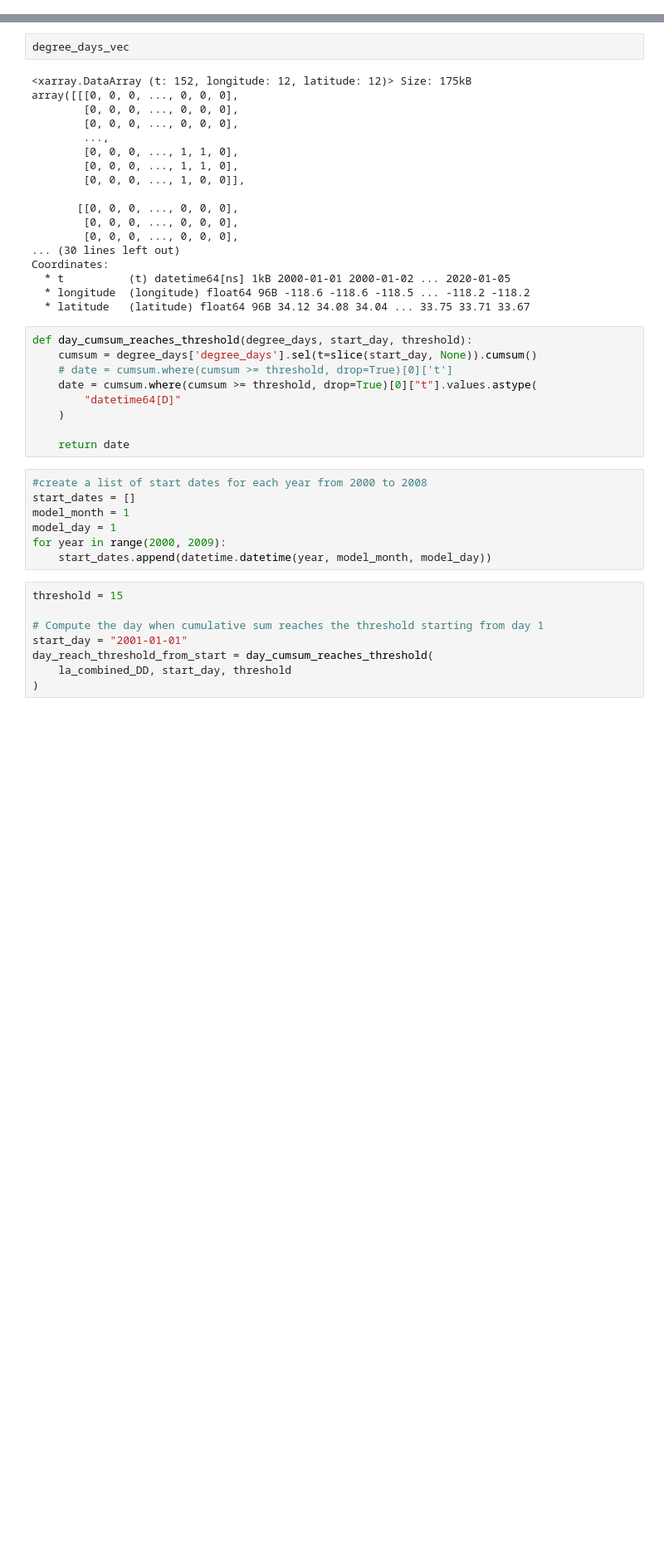
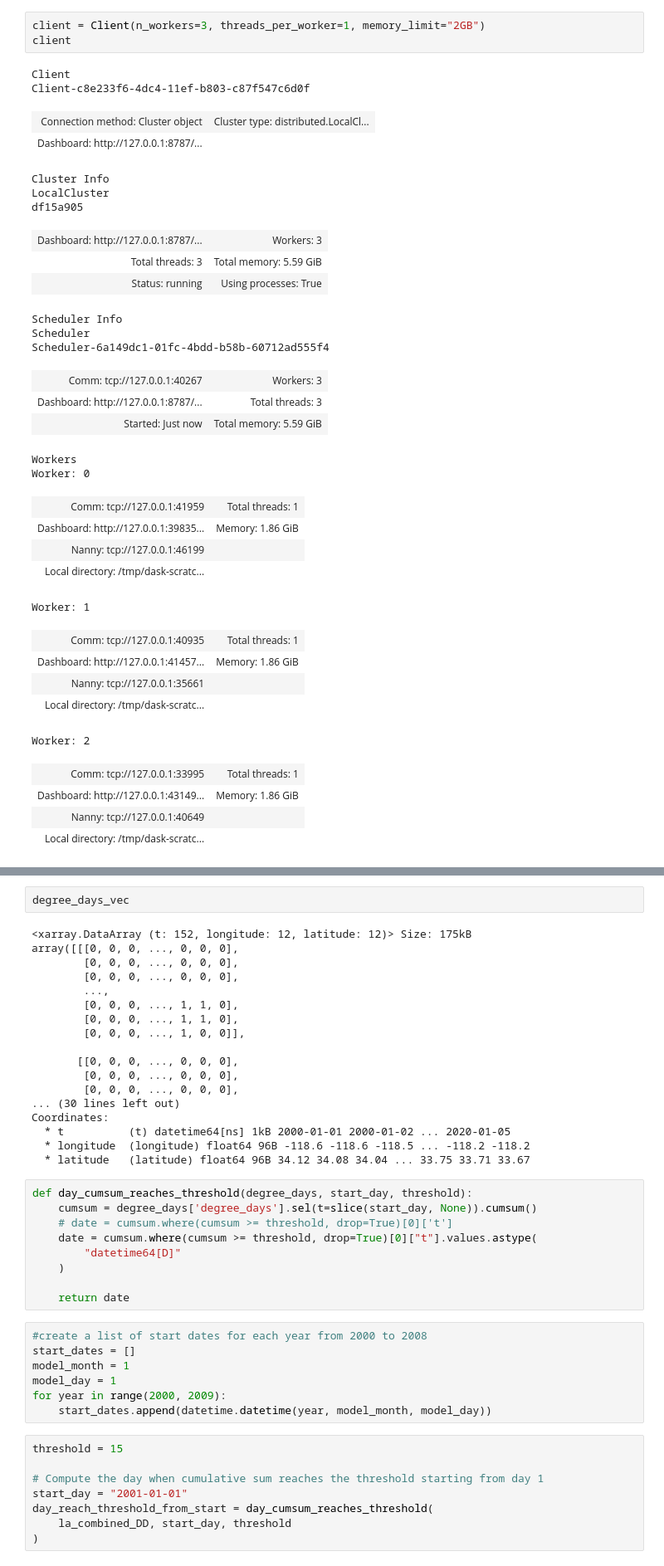
Before and after one commit to ThomWorm/FruitFlyPheno, a Jupyter notebook: test.ipynb, the cells around one changed output, grey strips where cells are left out. Shown: that part at 83% size. Saved outputs shown, nothing was run; the diff lists cells and outputs as text; blank space fills up the shorter version.

```diff
--- a/test.ipynb
+++ b/test.ipynb
@@ -32 +27,37 @@ prism_year_stack = xr.open_mfdataset(
+# %%
+client = Client(n_workers=3, threads_per_worker=1, memory_limit="2GB")
+client
+# %% [output]
+Client
+Client-c8e233f6-4dc4-11ef-b803-c87f547c6d0f
+| Connection method: Cluster object | Cluster type: distributed.LocalCl... |
+| Dashboard: http://127.0.0.1:8787/... |  |
+Cluster Info
+LocalCluster
+df15a905
+| Dashboard: http://127.0.0.1:8787/... | Workers: 3 |
+| Total threads: 3 | Total memory: 5.59 GiB |
+| Status: running | Using processes: True |
+Scheduler Info
+Scheduler
+Scheduler-6a149dc1-01fc-4bdd-b58b-60712ad555f4
+| Comm: tcp://127.0.0.1:40267 | Workers: 3 |
+| Dashboard: http://127.0.0.1:8787/... | Total threads: 3 |
+| Started: Just now | Total memory: 5.59 GiB |
+Workers
+Worker: 0
+| Comm: tcp://127.0.0.1:41959 | Total threads: 1 |
+| Dashboard: http://127.0.0.1:39835... | Memory: 1.86 GiB |
+| Nanny: tcp://127.0.0.1:46199 |  |
+| Local directory: /tmp/dask-scratc... |  |
+Worker: 1
+| Comm: tcp://127.0.0.1:40935 | Total threads: 1 |
+| Dashboard: http://127.0.0.1:41457... | Memory: 1.86 GiB |
+| Nanny: tcp://127.0.0.1:35661 |  |
+| Local directory: /tmp/dask-scratc... |  |
+Worker: 2
+| Comm: tcp://127.0.0.1:33995 | Total threads: 1 |
+| Dashboard: http://127.0.0.1:43149... | Memory: 1.86 GiB |
+| Nanny: tcp://127.0.0.1:40649 |  |
+| Local directory: /tmp/dask-scratc... |  |
 # %%
```
Also changed, not shown: parts of 14 cells of this notebook, 2 other files.
